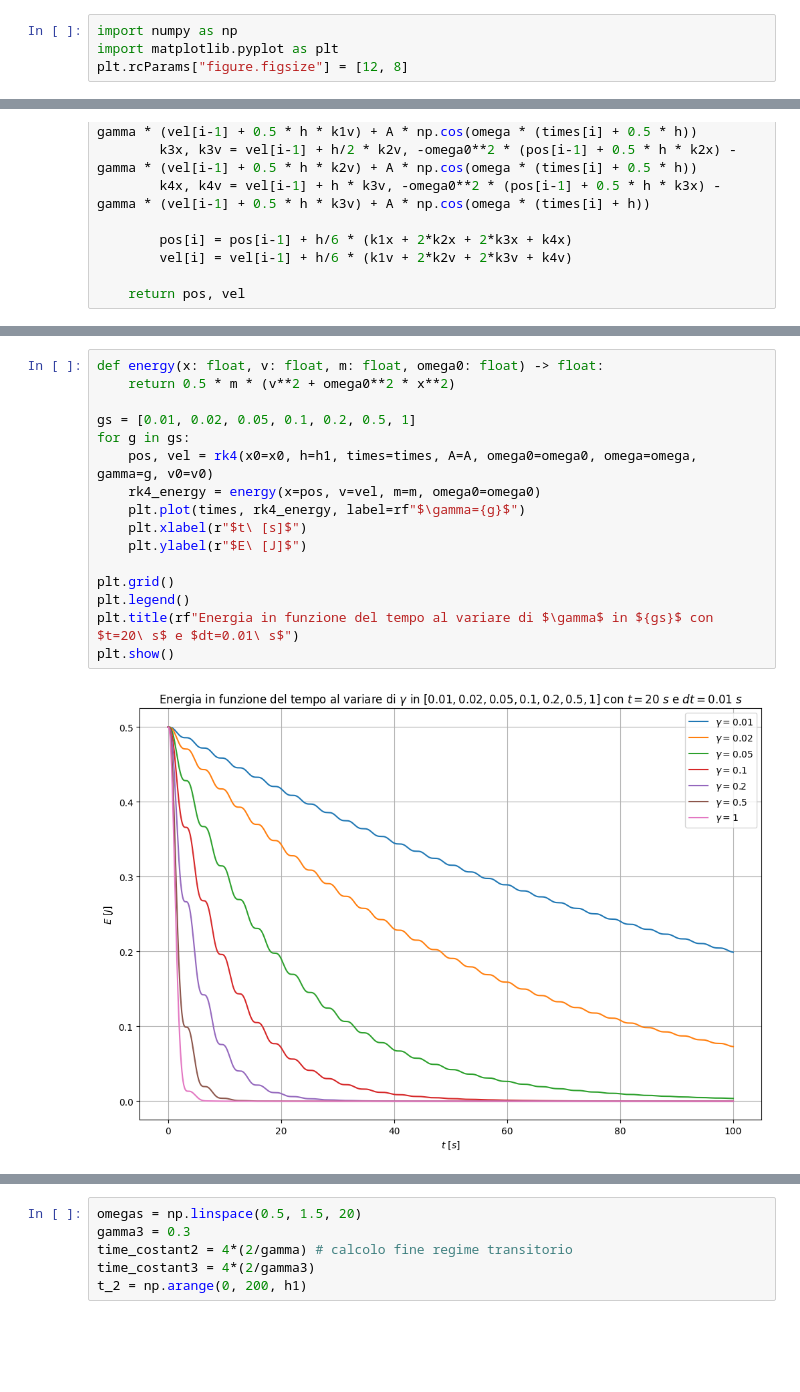
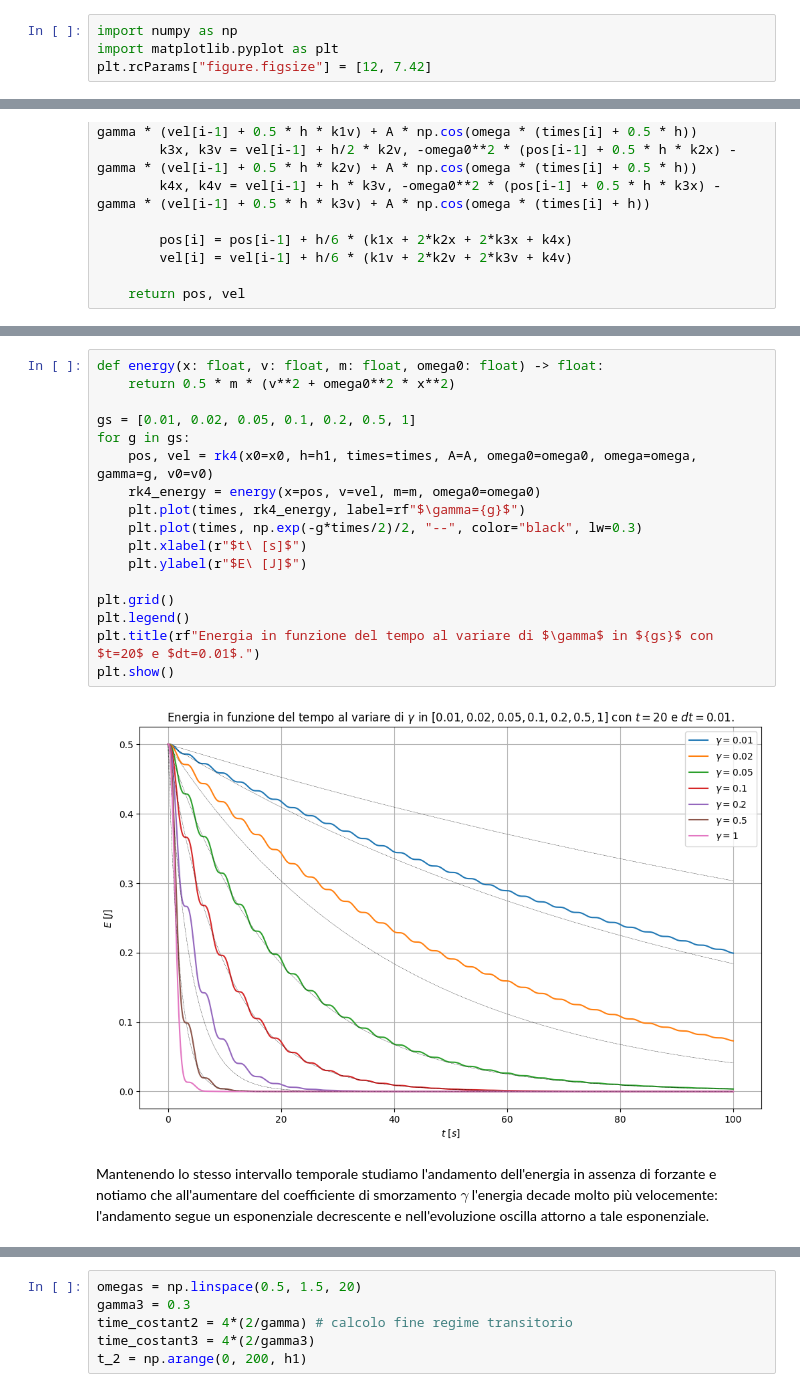
Before and after one commit to nicola-lamaddalena/computational_physics_course, a Jupyter notebook: ode/oscillatore_armonico/oscillatore_armonico.ipynb, the cells around one changed output, grey strips where cells are left out. Drawn from its saved outputs; the diff is of its cells as text; blank space fills up the shorter version.

```diff
--- a/ode/oscillatore_armonico/oscillatore_armonico.ipynb
+++ b/ode/oscillatore_armonico/oscillatore_armonico.ipynb
@@ -16,7 +16,7 @@ Note: you may need to restart the kernel to use updated packages.
 # %%
 import numpy as np
 import matplotlib.pyplot as plt
-plt.rcParams["figure.figsize"] = [12, 8]
+plt.rcParams["figure.figsize"] = [12, 7.42]
 # %%
 A, omega0, omega, gamma, x0, v0, m = 0.0, 1.0, 0.0, 0.1, 1.0, 0.0, 1.0
 t1, h1 = 50.0, 0.01
@@ -53,21 +62,24 @@ plt.show()
 # %%
 def energy(x: float, v: float, m: float, omega0: float) -> float:
     return 0.5 * m * (v**2 + omega0**2 * x**2)
 
 gs = [0.01, 0.02, 0.05, 0.1, 0.2, 0.5, 1]
 for g in gs:
     pos, vel = rk4(x0=x0, h=h1, times=times, A=A, omega0=omega0, omega=omega, gamma=g, v0=v0)
     rk4_energy = energy(x=pos, v=vel, m=m, omega0=omega0)
     plt.plot(times, rk4_energy, label=rf"$\gamma={g}$")
+    plt.plot(times, np.exp(-g*times/2)/2, "--", color="black", lw=0.3)
     plt.xlabel(r"$t\ [s]$")
     plt.ylabel(r"$E\ [J]$")
 
 plt.grid()
 plt.legend()
-plt.title(rf"Energia in funzione del tempo al variare di $\gamma$ in ${gs}$ con $t=20\ s$ e $dt=0.01\ s$")
+plt.title(rf"Energia in funzione del tempo al variare di $\gamma$ in ${gs}$ con $t=20$ e $dt=0.01$.")
 plt.show()
 # %% [output]
-[figure, old version]
+[figure, new version]
+# %% [markdown]
+Mantenendo lo stesso intervallo temporale studiamo l'andamento dell'energia in assenza di forzante e notiamo che all'aumentare del coefficiente di smorzamento $\gamma$ l'energia decade molto più velocemente: l'andamento segue un esponenziale decrescente e nell'evoluzione oscilla attorno a tale esponenziale.
 # %%
 omega01, gamma1, A1, omega1 = 1.0, 0.2, 1.0, 0.8
 time_costant = 4*(2/gamma1) # calcolo fine regime transitorio
```
Also changed, not shown: parts of 9 cells of this notebook.
